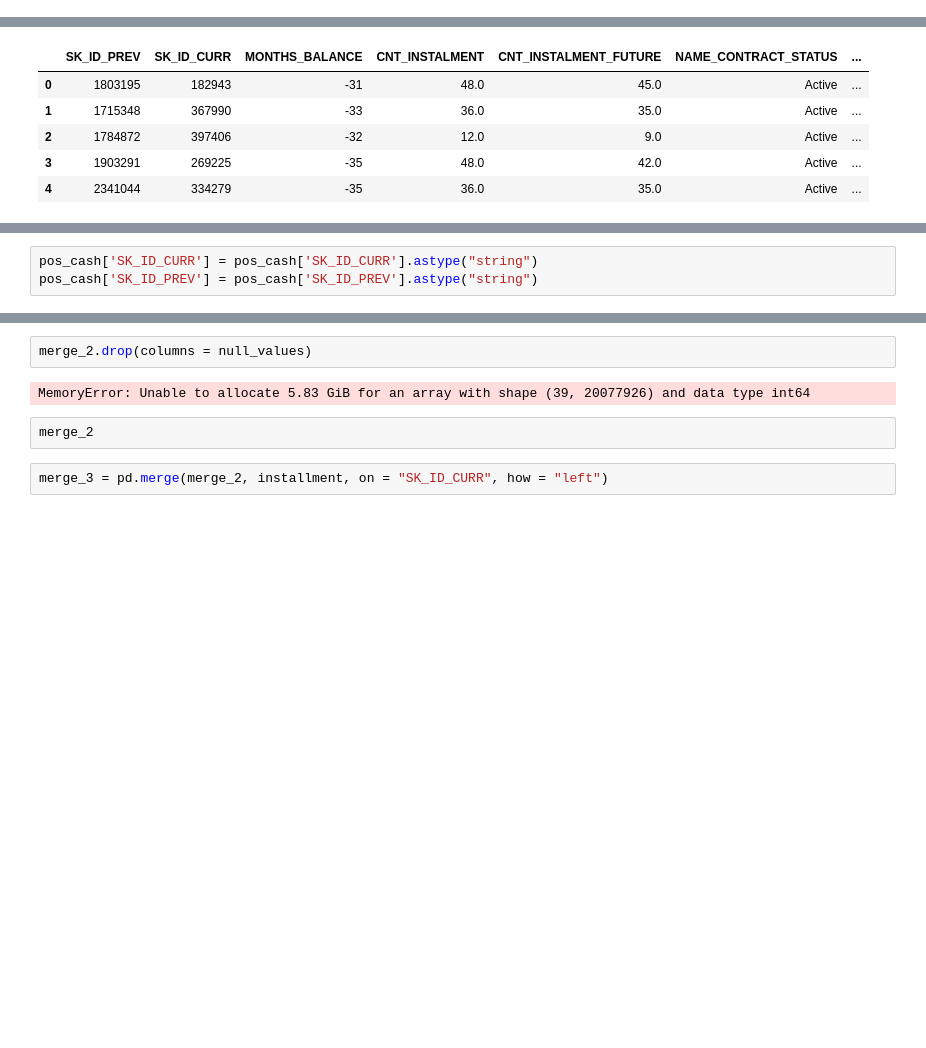
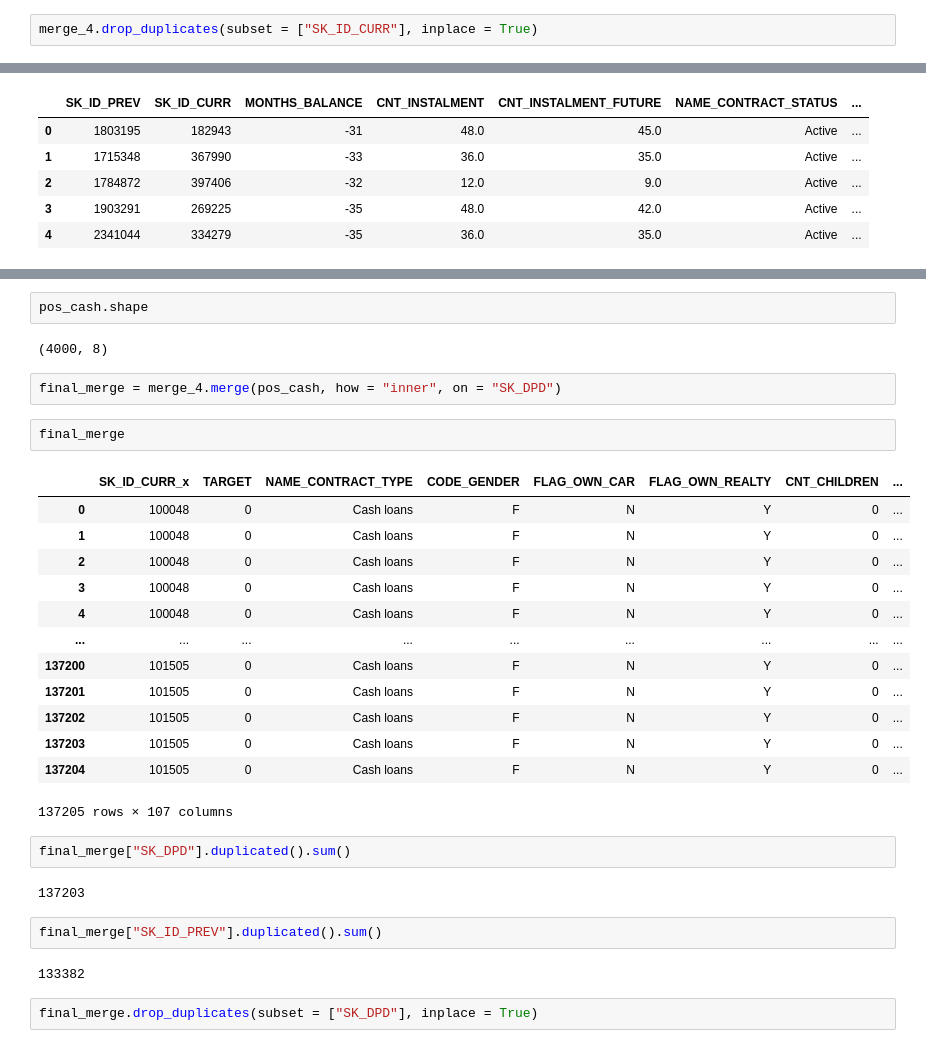
Before and after one commit to justinm329/Home_Credit_Risk, a Jupyter notebook: Credit_Risk.ipynb, the cells around one changed output, grey strips where cells are left out. Drawn from its saved outputs; the diff is of its cells as text; blank space fills up the shorter version.

```diff
--- a/Credit_Risk.ipynb
+++ b/Credit_Risk.ipynb
@@ -723,0 +639,2 @@ memory usage: 830.4 MB
+# %%
+merge_4.drop_duplicates(subset = ["SK_ID_CURR"], inplace = True)
@@ -773,3 +713,0 @@ dtype: int64
-# %%
-pos_cash['SK_ID_CURR'] = pos_cash['SK_ID_CURR'].astype("string")
-pos_cash['SK_ID_PREV'] = pos_cash['SK_ID_PREV'].astype("string")
@@ -936,8 +714,32 @@ merge_2.head(1)
-# %%
-merge_2.drop(columns = null_values)
-# %% [output]
-MemoryError: Unable to allocate 5.83 GiB for an array with shape (39, 20077926) and data type int64
-# %%
-merge_2
-# %%
-merge_3 = pd.merge(merge_2, installment, on = "SK_ID_CURR", how = "left")
+# %%
+pos_cash.shape
+# %% [output]
+(4000, 8)
+# %%
+final_merge = merge_4.merge(pos_cash, how = "inner", on = "SK_DPD")
+# %%
+final_merge
+# %% [output]
+|  | SK_ID_CURR_x | TARGET | NAME_CONTRACT_TYPE | CODE_GENDER | FLAG_OWN_CAR | FLAG_OWN_REALTY | CNT_CHILDREN | ... |
+| 0 | 100048 | 0 | Cash loans | F | N | Y | 0 | ... |
+| 1 | 100048 | 0 | Cash loans | F | N | Y | 0 | ... |
+| 2 | 100048 | 0 | Cash loans | F | N | Y | 0 | ... |
+| 3 | 100048 | 0 | Cash loans | F | N | Y | 0 | ... |
+| 4 | 100048 | 0 | Cash loans | F | N | Y | 0 | ... |
+| ... | ... | ... | ... | ... | ... | ... | ... | ... |
+| 137200 | 101505 | 0 | Cash loans | F | N | Y | 0 | ... |
+| 137201 | 101505 | 0 | Cash loans | F | N | Y | 0 | ... |
+| 137202 | 101505 | 0 | Cash loans | F | N | Y | 0 | ... |
+| 137203 | 101505 | 0 | Cash loans | F | N | Y | 0 | ... |
+| 137204 | 101505 | 0 | Cash loans | F | N | Y | 0 | ... |
+137205 rows × 107 columns
+# %%
+final_merge["SK_DPD"].duplicated().sum()
+# %% [output]
+137203
+# %%
+final_merge["SK_ID_PREV"].duplicated().sum()
+# %% [output]
+133382
+# %%
+final_merge.drop_duplicates(subset = ["SK_DPD"], inplace = True)
```
Also changed, not shown: parts of 145 cells of this notebook.
